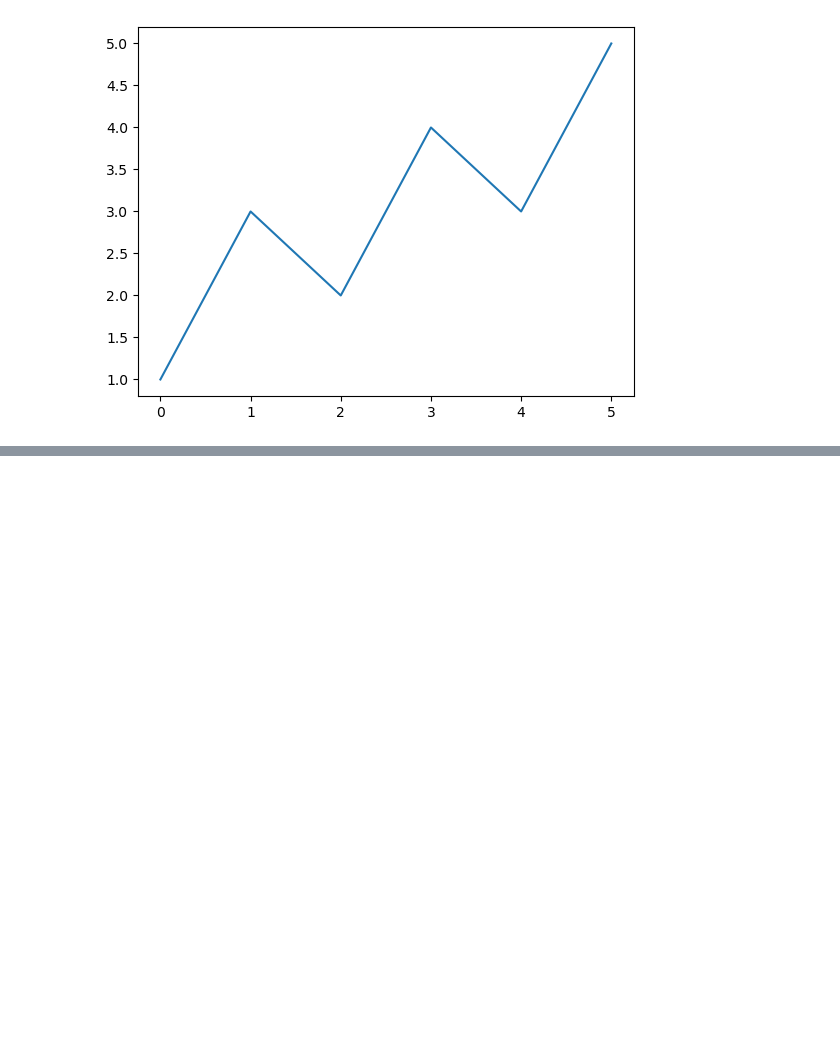
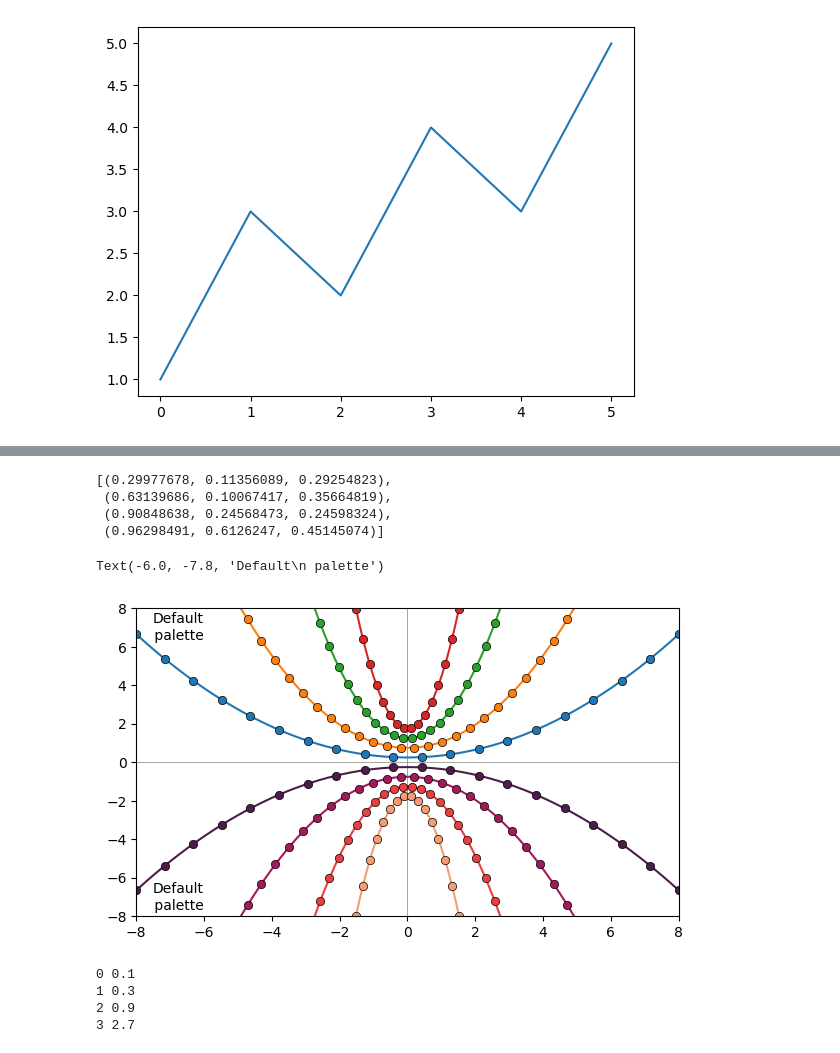
Before and after one commit to SEB91QA/Python-for-Science-Engineering, a Jupyter notebook: Section 8/Plotting.ipynb, the cells around one changed output, grey strips where cells are left out. Cells and saved outputs as stored; diff of their text form; code cells hidden in the pictures; blank space fills up the shorter version.

```diff
--- a/Section 8/Plotting.ipynb
+++ b/Section 8/Plotting.ipynb
@@ -17,0 +77,47 @@ array([-10.,   5.])
+# %%
+c1 = sns.color_palette("rocket", 4)
+c1
+# %% [output]
+[(0.29977678, 0.11356089, 0.29254823),
+ (0.63139686, 0.10067417, 0.35664819),
+ (0.90848638, 0.24568473, 0.24598324),
+ (0.96298491, 0.6126247, 0.45145074)]
+# %%
+import numpy as np
+import matplotlib.pyplot as plt
+import seaborn as sns
+
+c0 = sns.color_palette()
+c1 = sns.color_palette("rocket", 4)
+
+x1 = np.linspace(-8.0, 8.0, 200)
+plt.figure(figsize=(7, 4))
+
+for i, curvature in enumerate([0.1, 0.3, 0.9, 2.7]):
+    xp = np.linspace(-8.0, 8.0, 20 * (i + 1))
+
+    yy = 0.25 + curvature * x1 ** 2
+    plt.plot(x1, yy + 0.5 * i, color=c0[i])
+    plt.plot(x1, -yy - 0.5 * i, color=c1[i])
+
+    yy = 0.25 + curvature * xp ** 2
+    plt.plot(xp, yy + i/2, "o", color=c0[i], mec="black", mew=0.5)
+    plt.plot(xp, -yy - i/2, "o", color=c1[i], mec="black", mew=0.5)
+
+plt.axhline(color="gray", lw=0.5, zorder=-2)
+plt.axvline(color="gray", lw=0.5, zorder=-2)
+plt.xlim(-8.0, 8.0)
+plt.ylim(-8.0, 8.0)
+plt.text(-6.0, 7.8, "Default\n palette", va="top", ha="right")
+plt.text(-6.0, -7.8, "Default\n palette", va="bottom", ha="right")
+# %% [output]
+Text(-6.0, -7.8, 'Default\n palette')
+[figure, added]
+# %%
+for i, curvature in enumerate([0.1, 0.3, 0.9, 2.7]):
+    print(i, curvature)
+# %% [output]
+0 0.1
+1 0.3
+2 0.9
+3 2.7
```
Also changed, not shown: parts of 6 cells of this notebook, 6 other files.
